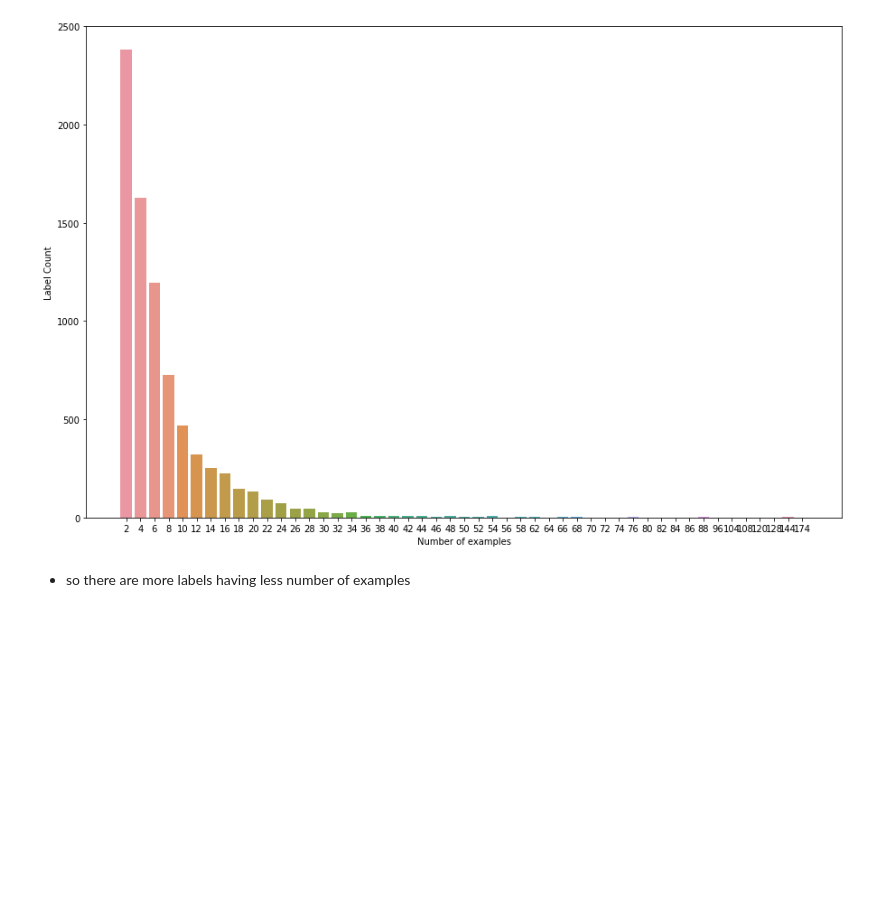
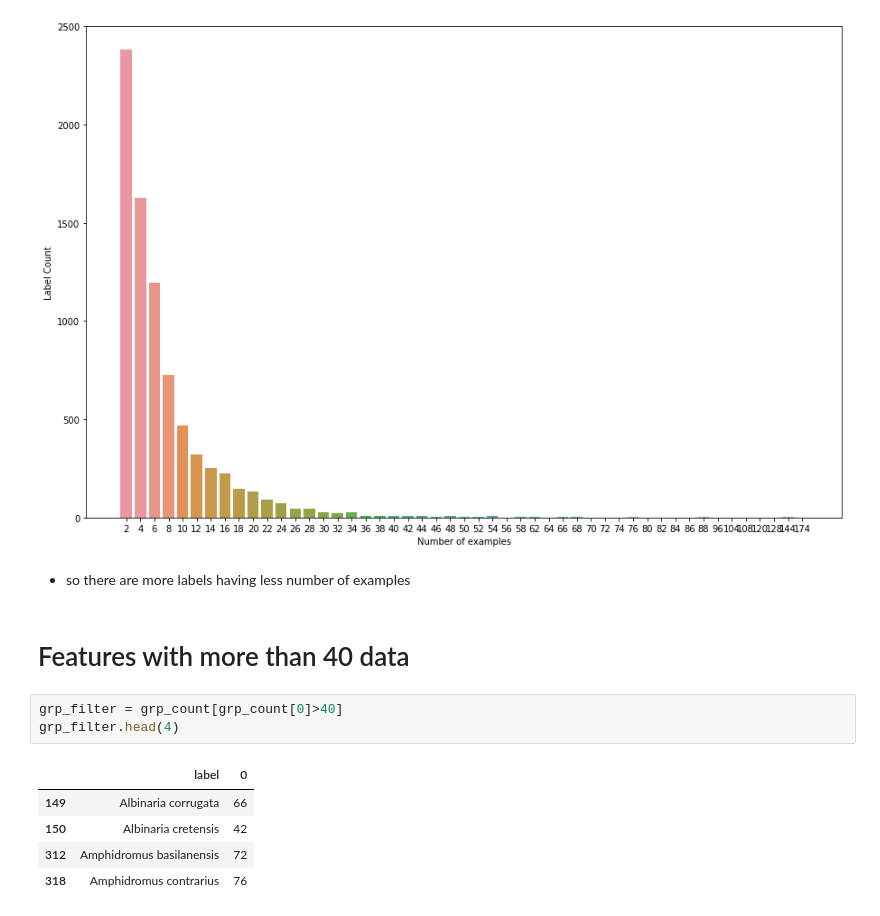
Before and after one commit to Bk073/shell-identification-1-, a Jupyter notebook: notebooks/data_exploration.ipynb, the cells around one changed output. Cells and saved outputs as stored; diff of their text form; blank space fills up the shorter version.

```diff
--- a/notebooks/data_exploration.ipynb
+++ b/notebooks/data_exploration.ipynb
@@ -59,3 +59,14 @@ plt.plot();
 [figure]
 # %% [markdown]
 - so there are more labels having less number of examples
+# %% [markdown]
+# Features with more than 40 data
+# %%
+grp_filter = grp_count[grp_count[0]>40]
+grp_filter.head(4)
+# %% [output]
+|  | label | 0 |
+| 149 | Albinaria corrugata | 66 |
+| 150 | Albinaria cretensis | 42 |
+| 312 | Amphidromus basilanensis | 72 |
+| 318 | Amphidromus contrarius | 76 |
```
Also changed, not shown: parts of 10 cells of this notebook.
